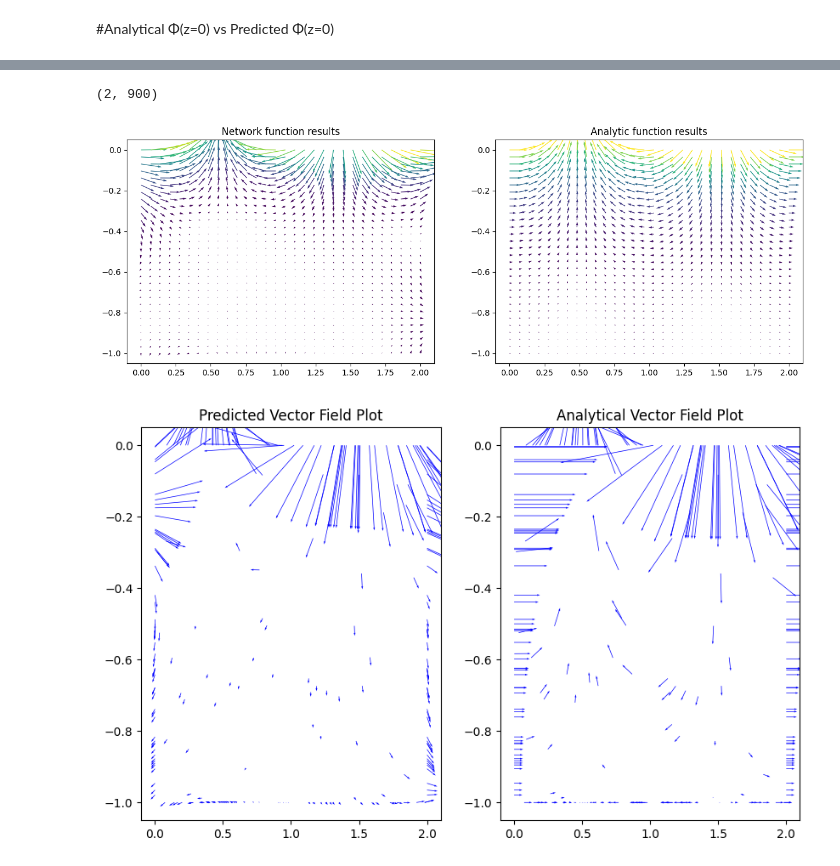
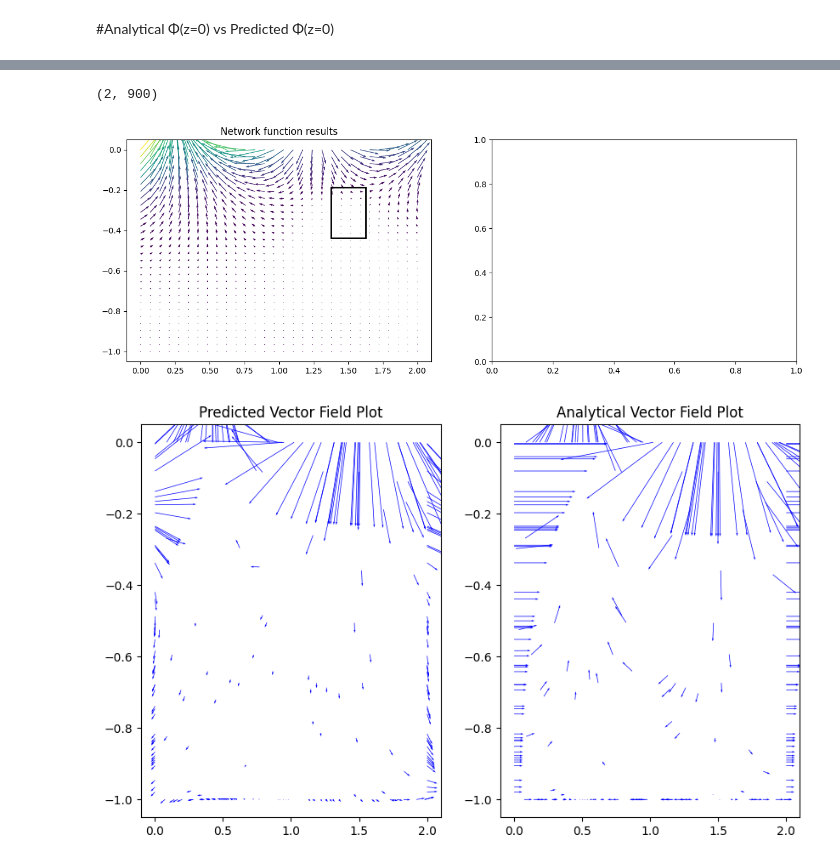
Before and after one commit to LuigiElo/DL-PINNs, a Jupyter notebook: PINN_LaPlace2D_Pytorch.ipynb, the cells around one changed output, grey strips where cells are left out. Drawn from its saved outputs; the diff is of its cells as text; code cells hidden in the pictures.

Commit message:
Body moved

```diff
--- a/PINN_LaPlace2D_Pytorch.ipynb
+++ b/PINN_LaPlace2D_Pytorch.ipynb
@@ -1114,8 +1121,10 @@ def compute_output_grad(input):
 
     return grad_x1, grad_x2
 # %%
-def compareVelocity2Analytical(body=False):
-  square_top_left = (L/2 - L/16, -h/2 - L/16)
+def compareVelocity2Analytical(body=True):
+  #square_top_left = (L/2 - L/16, -h/2 - L/16)
+  #square_top_left = (L/2 - L/16, -h/2 + L/32)
+  square_top_left = (L - L/4- L/16, -h/2 + L/32)
   square_width = L/8  # You can adjust the width of the square as needed
   square_height = L/8  # You can adjust the height of the square as needed
 
@@ -1133,35 +1142,35 @@ def compareVelocity2Analytical(body=False):
   scaler = StandardScaler()
   scaled_data = scaler.fit_transform(data)
 
   # Calculate velocity of water for specific x,y direction
   u_analytic, v_analytic  = velocity_func(positions.T)
   u_network, v_network = compute_output_grad(torch.Tensor(scaled_data))
   u_network = u_network.detach().numpy()
   v_network = v_network.detach().numpy()
 
 
   fig , axs = plt.subplots(1,2, figsize = (15,5))
   axs[0].quiver(X,Y,u_network, v_network, v_network**2+u_network**2 )
   axs[0].set_title('Network function results')
   if(not body):
     axs[1].quiver(X,Y,u_analytic,v_analytic,(v_analytic**2+u_analytic**2))
     axs[1].set_title('Analytic function results')
 
 
   if(body):
   # Add the black square to both plots
     for ax in axs:
-        square = plt.Rectangle(square_top_left, square_width, square_height, edgecolor='black', facecolor='black', linewidth=2)
+        square = plt.Rectangle(square_top_left, square_width, square_height, edgecolor='black', fill=None, linewidth=2)
         ax.add_patch(square)
 
   # Show the plot
   plt.show()
 
 
 compareVelocity2Analytical()
 # %% [output]
 (2, 900)
-[figure, old version]
+[figure, new version]
 # %%
 def plotVelocity(total_test_data,total_test_data_scaled,prediction, ax):
 
```
Also changed, not shown: parts of 8 cells of this notebook.
